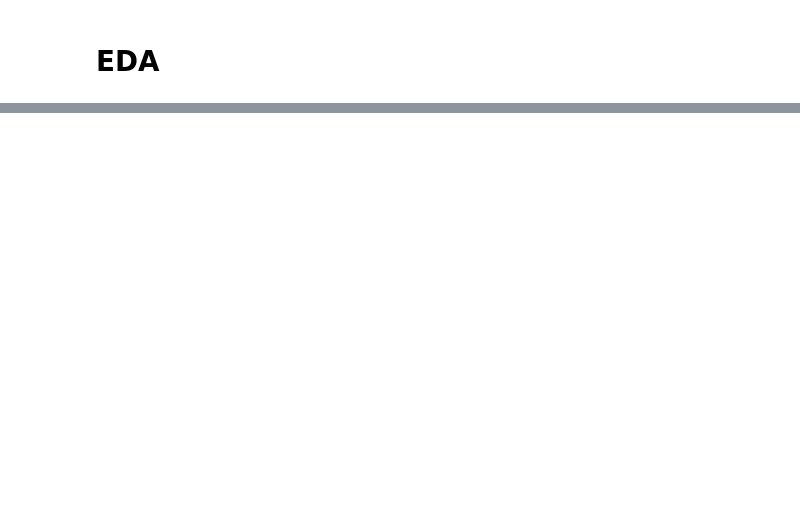
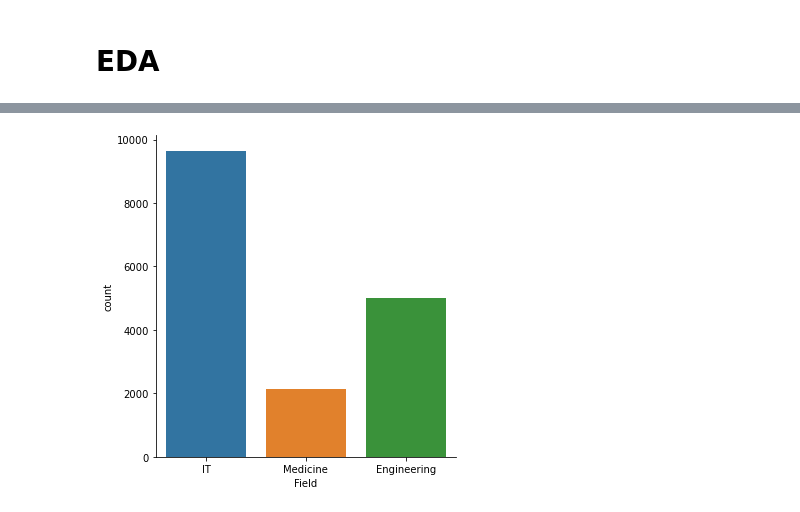
Before and after one commit to mcbsanchez/Trifacta-DATAPRE, a Jupyter notebook: MCO1/Trifacta_Jobs_Compiled.ipynb, the cells around one changed output, grey strips where cells are left out. Drawn from its saved outputs; the diff is of its cells as text; code cells hidden in the pictures; blank space fills up the shorter version.

```diff
--- a/MCO1/Trifacta_Jobs_Compiled.ipynb
+++ b/MCO1/Trifacta_Jobs_Compiled.ipynb
@@ -1465,0 +5011,6 @@ Name: Min Years of Work Expirience, Length: 408, dtype: object
+# %%
+#Reading all CSV & JSON Files and concatenating everything
+WORKBANK_COMPILED_DF = pd.read_json(r'workbank_df_json_clean.json')
+PINOYJOBS_COMPILED_DF = pd.read_json(r'pinoyjobs_df_json_clean.json')
+MONSTERPH_COMPILED_DF = pd.read_json(r'monster_ph_json_clean.json')
+JOBLUM_COMPILED_DF = pd.read_csv('JOBLUM_Clean.csv')
@@ -1465,0 +5032,5 @@ Name: Min Years of Work Expirience, Length: 408, dtype: object
+# %%
+MONSTERPH_COMPILED_DF["Min Salary"] = pd.to_numeric(MONSTERPH_COMPILED_DF["Min Salary"], errors='coerce')
+MONSTERPH_COMPILED_DF["Max Salary"] = pd.to_numeric(MONSTERPH_COMPILED_DF["Max Salary"], errors='coerce')
+MONSTERPH_COMPILED_DF["Min Years of Work Expirience"] = pd.to_numeric(MONSTERPH_COMPILED_DF["Min Years of Work Expirience"], errors='coerce')
+MONSTERPH_COMPILED_DF["Max Years of Work Expirience"] = pd.to_numeric(MONSTERPH_COMPILED_DF["Min Years of Work Expirience"], errors='coerce')
@@ -1465,0 +5041,4 @@ Name: Min Years of Work Expirience, Length: 408, dtype: object
+# %%
+Monster_Fields = sns.catplot(x="Field", kind="count", data=MONSTERPH_COMPILED_DF)
+# %% [output]
+[figure, added]
```
Also changed, not shown: parts of 231 cells of this notebook.
